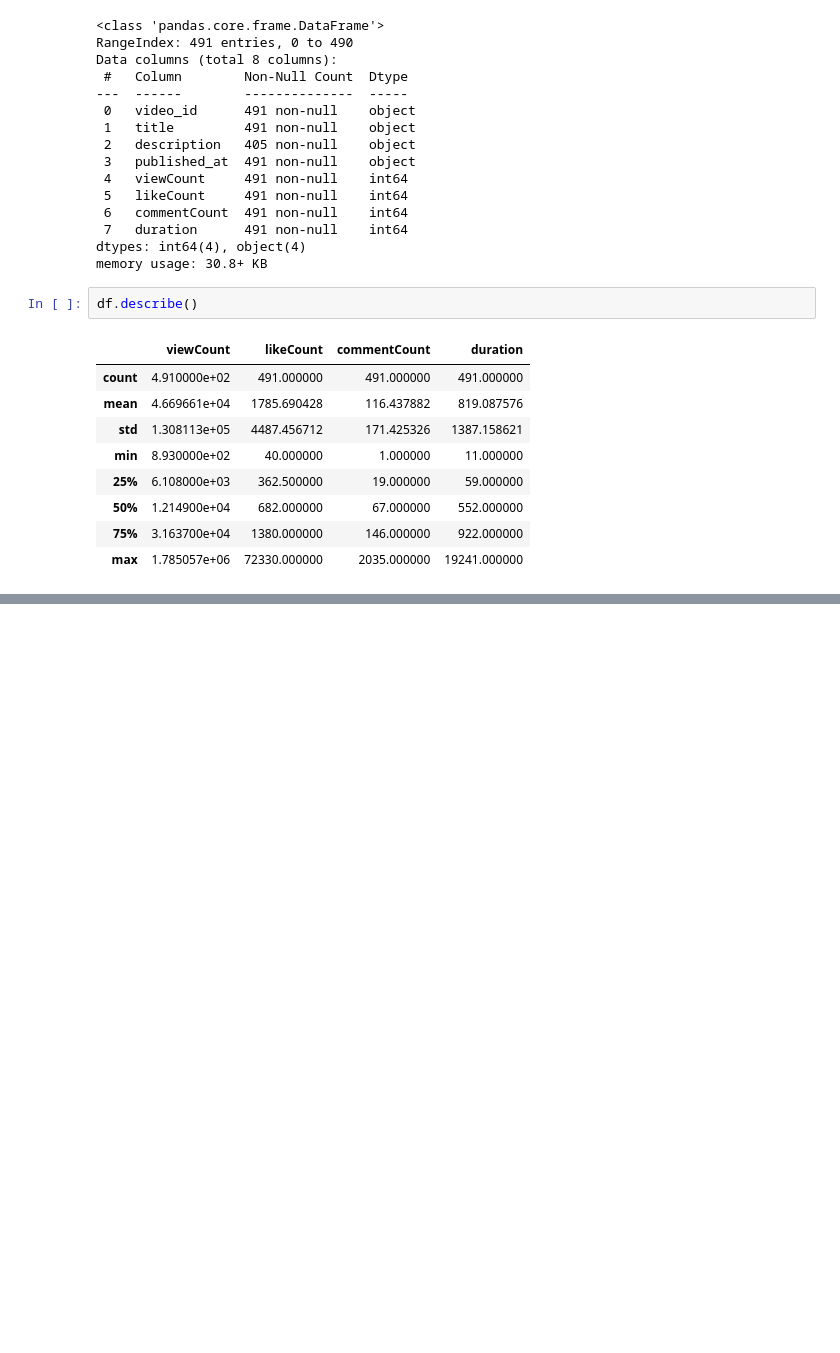
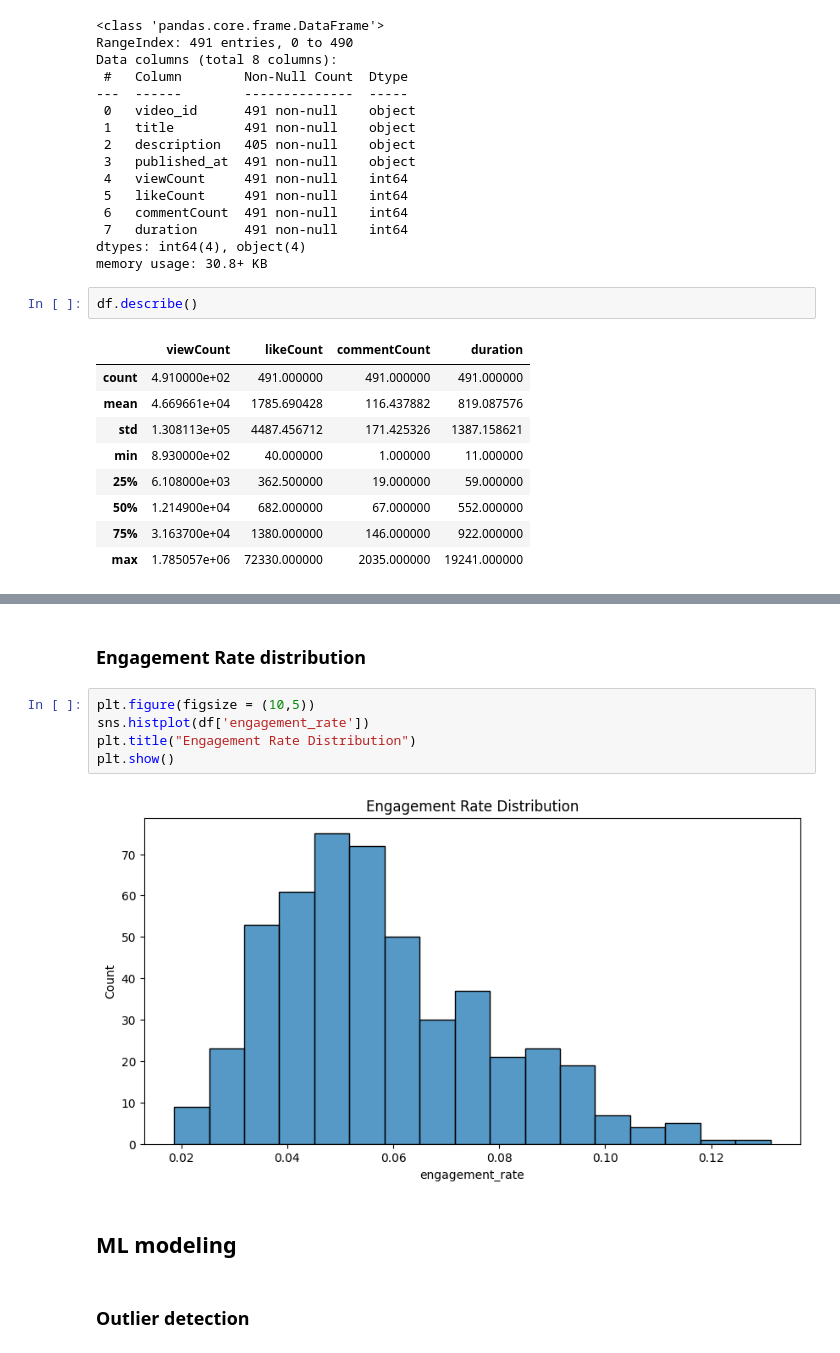
Before and after one commit to Siddhi-S-Thakur/YouTube-Content-Performance-Analyzer, a Jupyter notebook: code.ipynb, the cells around one changed output, grey strips where cells are left out. Drawn from its saved outputs; the diff is of its cells as text; blank space fills up the shorter version.

```diff
--- a/code.ipynb
+++ b/code.ipynb
@@ -48,0 +146,13 @@ df.describe()
+# %% [markdown]
+### Engagement Rate distribution
+# %%
+plt.figure(figsize = (10,5))
+sns.histplot(df['engagement_rate'])
+plt.title("Engagement Rate Distribution")
+plt.show()
+# %% [output]
+[figure, added]
+# %% [markdown]
+## ML modeling
+# %% [markdown]
+### Outlier detection
```
Also changed, not shown: parts of 22 cells of this notebook.
